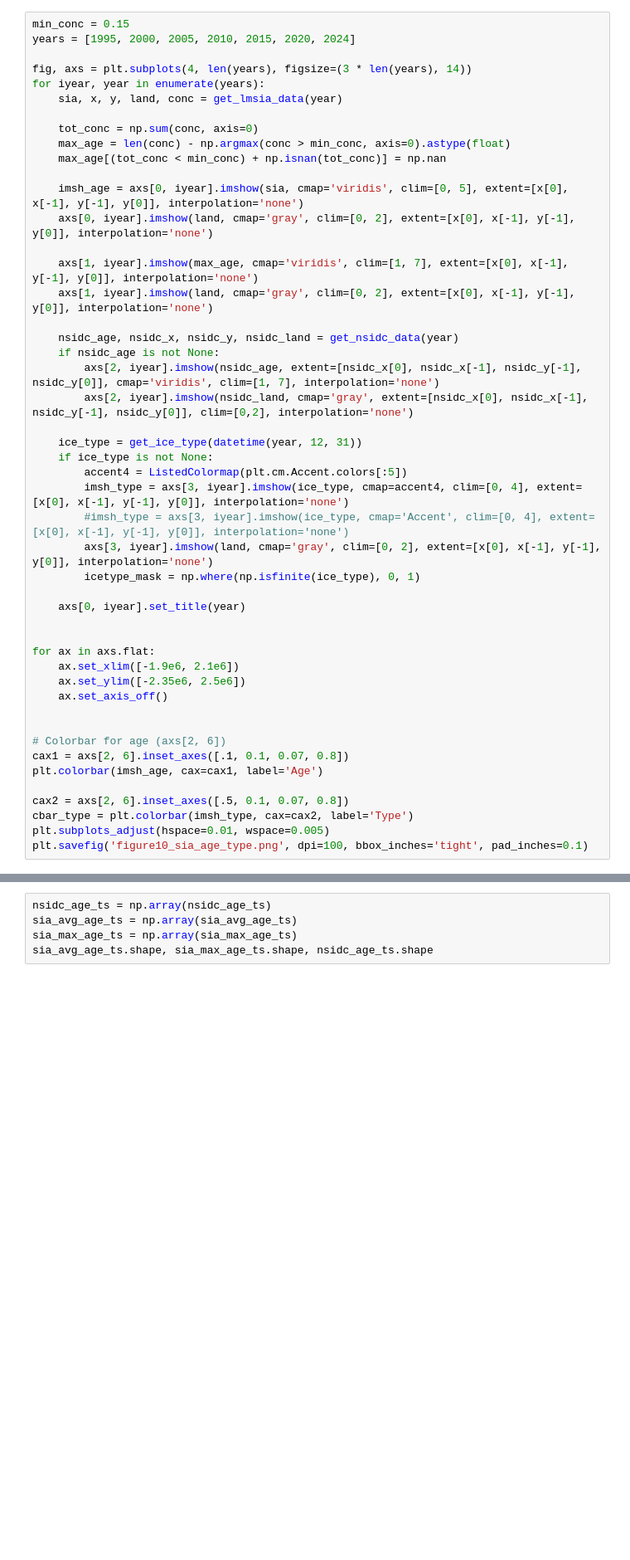
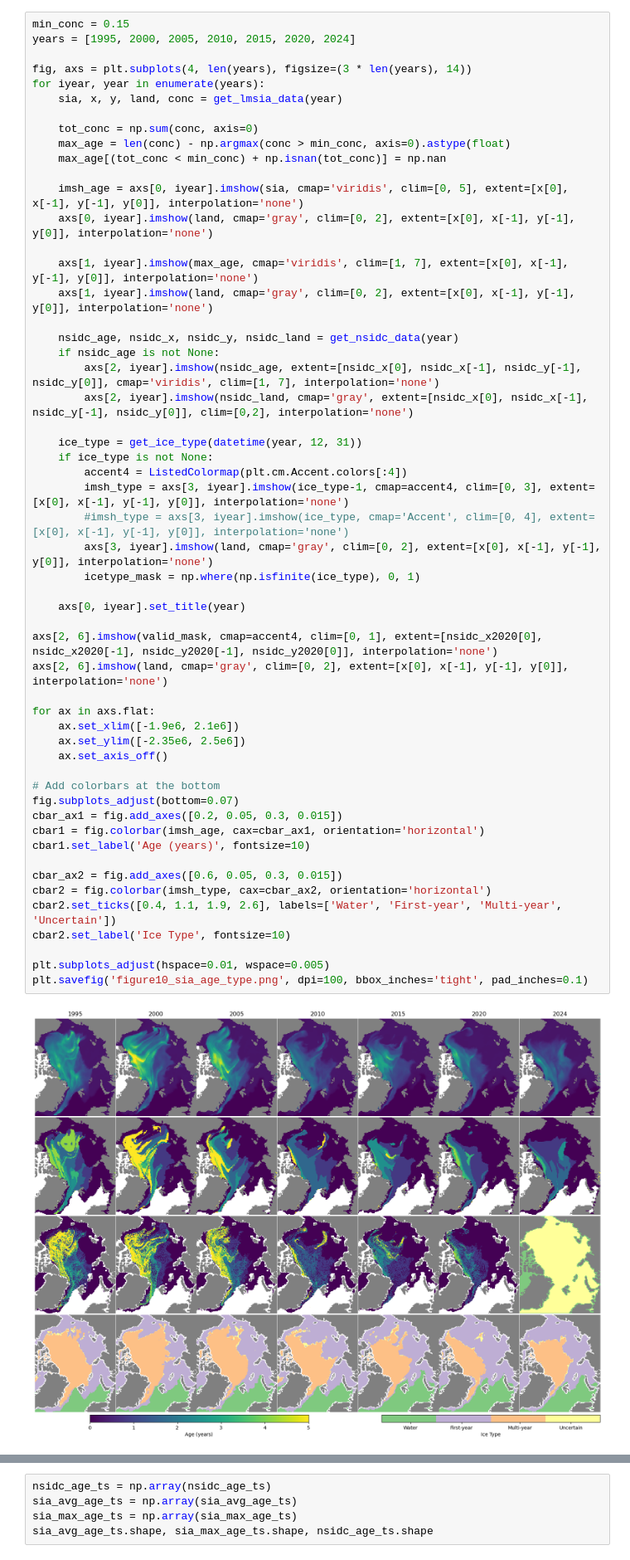
Before and after one commit to nansencenter/sea_ice_age, a Jupyter notebook: figures/maps_time_series.ipynb, the cells around one changed output, grey strips where cells are left out. Shown at 83% size. Drawn from its saved outputs; the diff is of its cells as text; blank space fills up the shorter version.

```diff
--- a/figures/maps_time_series.ipynb
+++ b/figures/maps_time_series.ipynb
@@ -92,37 +144,45 @@ for iyear, year in enumerate(years):
 
     imsh_age = axs[0, iyear].imshow(sia, cmap='viridis', clim=[0, 5], extent=[x[0], x[-1], y[-1], y[0]], interpolation='none')
     axs[0, iyear].imshow(land, cmap='gray', clim=[0, 2], extent=[x[0], x[-1], y[-1], y[0]], interpolation='none')
 
     axs[1, iyear].imshow(max_age, cmap='viridis', clim=[1, 7], extent=[x[0], x[-1], y[-1], y[0]], interpolation='none')
     axs[1, iyear].imshow(land, cmap='gray', clim=[0, 2], extent=[x[0], x[-1], y[-1], y[0]], interpolation='none')
 
     nsidc_age, nsidc_x, nsidc_y, nsidc_land = get_nsidc_data(year)
     if nsidc_age is not None:
         axs[2, iyear].imshow(nsidc_age, extent=[nsidc_x[0], nsidc_x[-1], nsidc_y[-1], nsidc_y[0]], cmap='viridis', clim=[1, 7], interpolation='none')
         axs[2, iyear].imshow(nsidc_land, cmap='gray', extent=[nsidc_x[0], nsidc_x[-1], nsidc_y[-1], nsidc_y[0]], clim=[0,2], interpolation='none')
 
     ice_type = get_ice_type(datetime(year, 12, 31))
     if ice_type is not None:
-        accent4 = ListedColormap(plt.cm.Accent.colors[:5])
-        imsh_type = axs[3, iyear].imshow(ice_type, cmap=accent4, clim=[0, 4], extent=[x[0], x[-1], y[-1], y[0]], interpolation='none')
+        accent4 = ListedColormap(plt.cm.Accent.colors[:4])
+        imsh_type = axs[3, iyear].imshow(ice_type-1, cmap=accent4, clim=[0, 3], extent=[x[0], x[-1], y[-1], y[0]], interpolation='none')
         #imsh_type = axs[3, iyear].imshow(ice_type, cmap='Accent', clim=[0, 4], extent=[x[0], x[-1], y[-1], y[0]], interpolation='none')
         axs[3, iyear].imshow(land, cmap='gray', clim=[0, 2], extent=[x[0], x[-1], y[-1], y[0]], interpolation='none')
         icetype_mask = np.where(np.isfinite(ice_type), 0, 1)
 
     axs[0, iyear].set_title(year)
 
+axs[2, 6].imshow(valid_mask, cmap=accent4, clim=[0, 1], extent=[nsidc_x2020[0], nsidc_x2020[-1], nsidc_y2020[-1], nsidc_y2020[0]], interpolation='none')
+axs[2, 6].imshow(land, cmap='gray', clim=[0, 2], extent=[x[0], x[-1], y[-1], y[0]], interpolation='none')
 
 for ax in axs.flat:
     ax.set_xlim([-1.9e6, 2.1e6])
     ax.set_ylim([-2.35e6, 2.5e6])
     ax.set_axis_off()
 
+# Add colorbars at the bottom
+fig.subplots_adjust(bottom=0.07)
+cbar_ax1 = fig.add_axes([0.2, 0.05, 0.3, 0.015])
+cbar1 = fig.colorbar(imsh_age, cax=cbar_ax1, orientation='horizontal')
+cbar1.set_label('Age (years)', fontsize=10)
 
-# Colorbar for age (axs[2, 6])
-cax1 = axs[2, 6].inset_axes([.1, 0.1, 0.07, 0.8])
-plt.colorbar(imsh_age, cax=cax1, label='Age')
+cbar_ax2 = fig.add_axes([0.6, 0.05, 0.3, 0.015])
+cbar2 = fig.colorbar(imsh_type, cax=cbar_ax2, orientation='horizontal')
+cbar2.set_ticks([0.4, 1.1, 1.9, 2.6], labels=['Water', 'First-year', 'Multi-year', 'Uncertain'])
+cbar2.set_label('Ice Type', fontsize=10)
 
-cax2 = axs[2, 6].inset_axes([.5, 0.1, 0.07, 0.8])
-cbar_type = plt.colorbar(imsh_type, cax=cax2, label='Type')
 plt.subplots_adjust(hspace=0.01, wspace=0.005)
 plt.savefig('figure10_sia_age_type.png', dpi=100, bbox_inches='tight', pad_inches=0.1)
+# %% [output]
+[figure, added]
```
Also changed, not shown: parts of 5 cells of this notebook, 17 other files.
